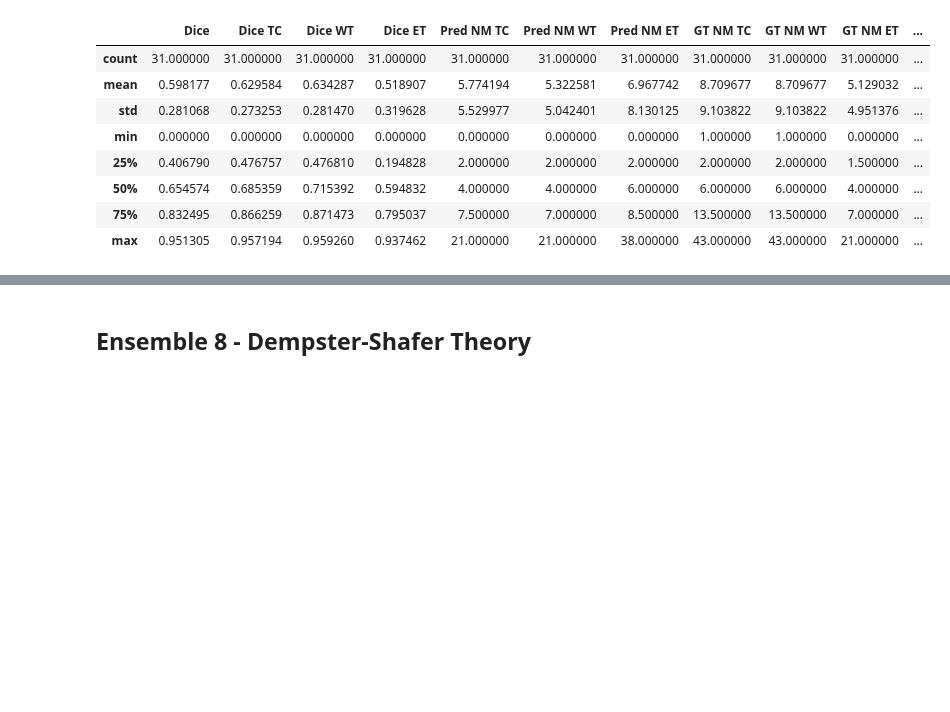
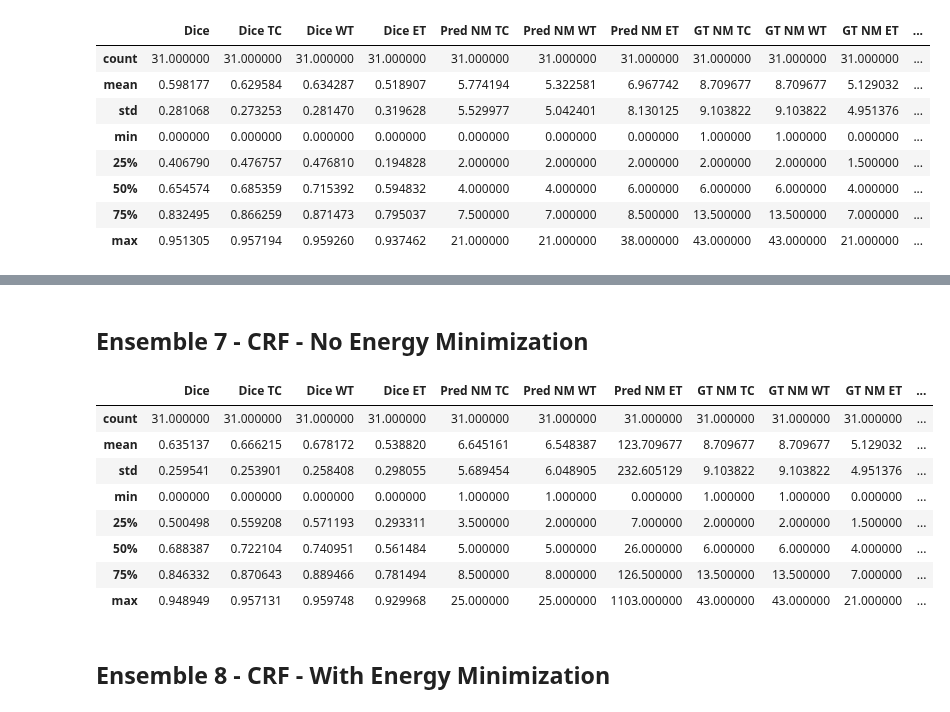
Before and after one commit to NachoGV/Semantic-Segmentation-of-Brain-Metastases-in-MRI-Scans, a Jupyter notebook: ensemble.ipynb, the cells around one changed output, grey strips where cells are left out. Saved outputs shown, nothing was run; the diff lists cells and outputs as text; code cells hidden in the pictures; blank space fills up the shorter version.

Commit message:
Added Dempster-Shafer & CRF, removied logreg

```diff
--- a/ensemble.ipynb
+++ b/ensemble.ipynb
@@ -333,2 +315,50 @@ Label not 2 is present in all training examples.
+# %% [markdown]
+## Ensemble 7 - CRF - No Energy Minimization
+# %%
+def crf_ne(predictions, sigma_spatial=3.0, sigma_bilateral=1.0, iterations=10, alpha=0.7):
+    # Weighted Average
+    weights = torch.tensor([0.546402, 0.648790, 0.428639, 0.547957]).float()
+    weights = weights / weights.sum()
+    stacked_preds = torch.stack(predictions, dim=0)
+    avg_pred = torch.sum(stacked_preds * weights[:, None, None, None, None, None], dim=0)
+
+    device = torch.device('cuda' if torch.cuda.is_available() else 'cpu')
+    avg_pred = avg_pred.to(device)
+    Q = avg_pred.clone()
+
+    for _ in range(iterations):
+        # Spatial
+        Q_spatial = F.avg_pool3d(Q, kernel_size=3, stride=1, padding=1)
+
+        # Bilateral
+        diff = (Q.unsqueeze(2) - Q.unsqueeze(1)).pow(2)
+        bilateral_weight = torch.exp(-diff / (2 * sigma_bilateral**2))
+        Q_bilateral = (Q.unsqueeze(2) * bilateral_weight).sum(1) / bilateral_weight.sum(1)
+
+        # Combine spatial and bilateral
+        Q_new = Q * torch.exp((Q_spatial - Q) / sigma_spatial + (Q_bilateral - Q) / sigma_bilateral)
+        Q_new = Q_new / Q_new.sum(dim=1, keepdim=True)
+
+        Q = Q_new
+
+    final_pred = alpha * avg_pred + (1 - alpha) * Q
+
+    return final_pred.cpu()
+
+#--------------------------------------------------------------------------------
+
+df = ensemble_inference(test_df, crf_ne, threshold=0.4, store_npz=True, model_name='crf_ne')
+df.to_csv('./outputs/Ensemble/ensemble_crf_ne.csv', index=False)
+df.describe()
+# %% [output]
+|  | Dice | Dice TC | Dice WT | Dice ET | Pred NM TC | Pred NM WT | Pred NM ET | GT NM TC | GT NM WT | GT NM ET | ... |
+| count | 31.000000 | 31.000000 | 31.000000 | 31.000000 | 31.000000 | 31.000000 | 31.000000 | 31.000000 | 31.000000 | 31.000000 | ... |
+| mean | 0.635137 | 0.666215 | 0.678172 | 0.538820 | 6.645161 | 6.548387 | 123.709677 | 8.709677 | 8.709677 | 5.129032 | ... |
+| std | 0.259541 | 0.253901 | 0.258408 | 0.298055 | 5.689454 | 6.048905 | 232.605129 | 9.103822 | 9.103822 | 4.951376 | ... |
+| min | 0.000000 | 0.000000 | 0.000000 | 0.000000 | 1.000000 | 1.000000 | 0.000000 | 1.000000 | 1.000000 | 0.000000 | ... |
+| 25% | 0.500498 | 0.559208 | 0.571193 | 0.293311 | 3.500000 | 2.000000 | 7.000000 | 2.000000 | 2.000000 | 1.500000 | ... |
+| 50% | 0.688387 | 0.722104 | 0.740951 | 0.561484 | 5.000000 | 5.000000 | 26.000000 | 6.000000 | 6.000000 | 4.000000 | ... |
+| 75% | 0.846332 | 0.870643 | 0.889466 | 0.781494 | 8.500000 | 8.000000 | 126.500000 | 13.500000 | 13.500000 | 7.000000 | ... |
+| max | 0.948949 | 0.957131 | 0.959748 | 0.929968 | 25.000000 | 25.000000 | 1103.000000 | 43.000000 | 43.000000 | 21.000000 | ... |
 # %% [markdown]
-## Ensemble 8 - Dempster-Shafer Theory
+## Ensemble 8 - CRF - With Energy Minimization
```
Also changed, not shown: parts of 13 cells of this notebook, 21 other files.
